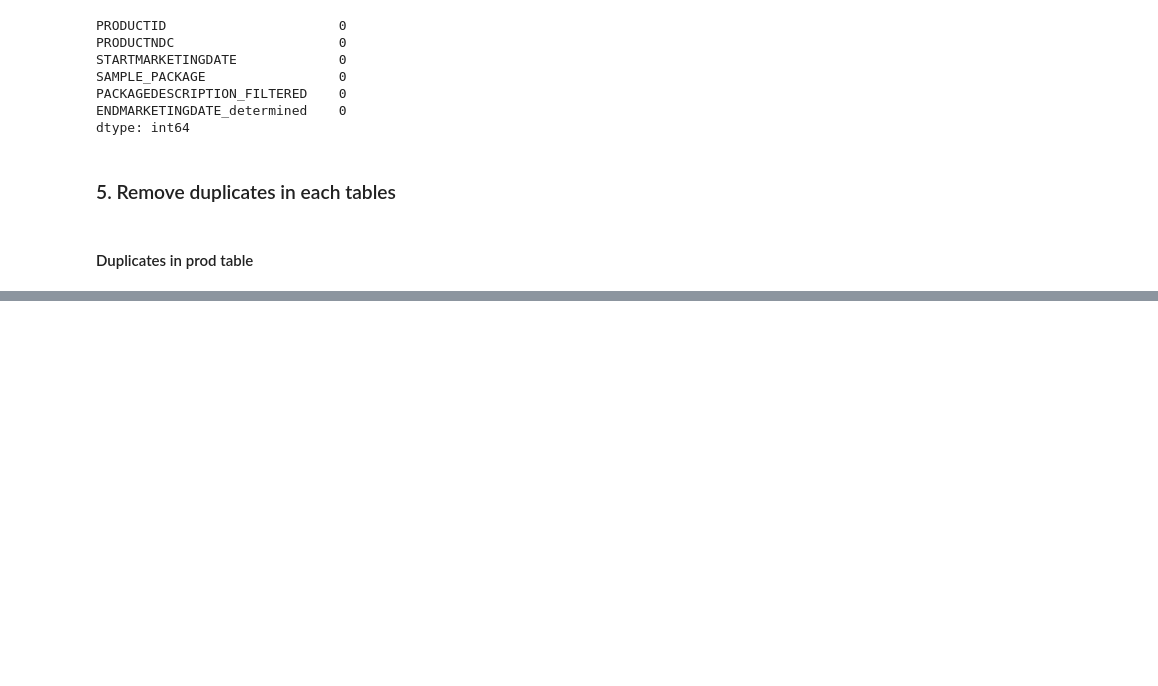
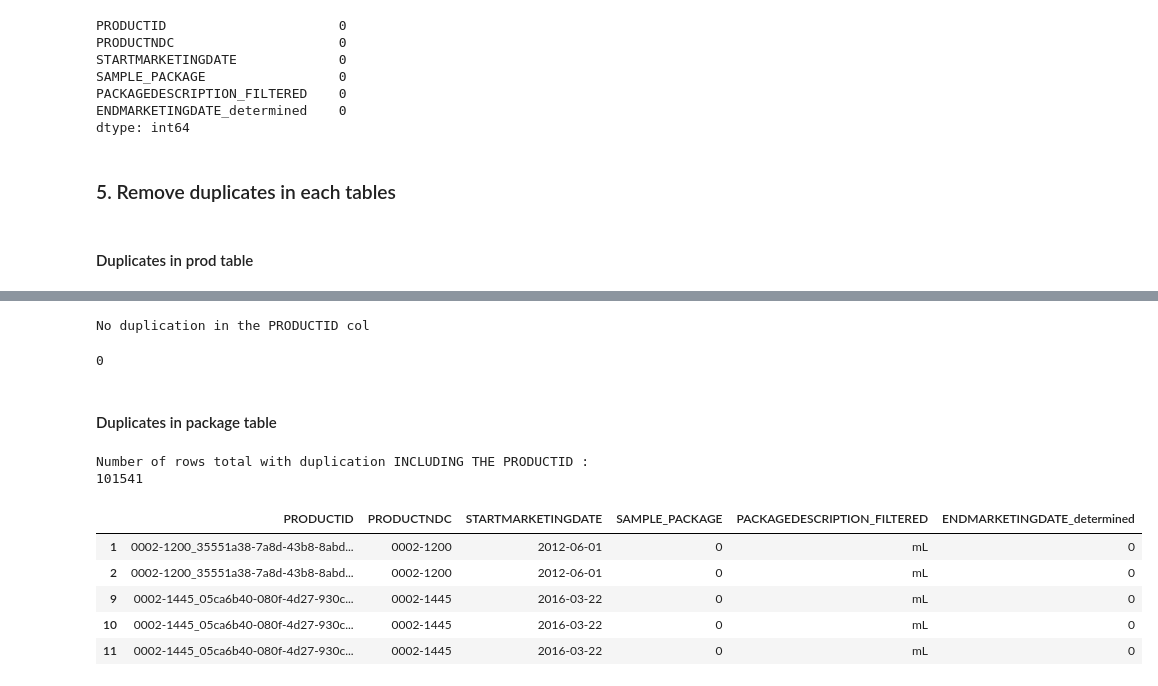
Before and after one commit to simlal/data-mining-assignments_bin710, a Jupyter notebook: dev2/tp2.ipynb, the cells around one changed output, grey strips where cells are left out. Saved outputs shown, nothing was run; the diff lists cells and outputs as text; code cells hidden in the pictures; blank space fills up the shorter version.

```diff
--- a/dev2/tp2.ipynb
+++ b/dev2/tp2.ipynb
@@ -1990,0 +2014,24 @@ dtype: int64
+# %%
+print("No duplication in the PRODUCTID col")
+prod["PRODUCTID"].duplicated(keep=False).sum()
+# %% [output]
+No duplication in the PRODUCTID col
+0
+# %% [markdown]
+#### Duplicates in package table
+# %%
+# Not considering the unique ID col
+print("Number of rows total with duplication INCLUDING THE PRODUCTID :")
+print(pack.duplicated(keep=False).sum())
+# %% [output]
+Number of rows total with duplication INCLUDING THE PRODUCTID :
+101541
+# %%
+pack[pack.duplicated(keep=False)].head()
+# %% [output]
+|  | PRODUCTID | PRODUCTNDC | STARTMARKETINGDATE | SAMPLE_PACKAGE | PACKAGEDESCRIPTION_FILTERED | ENDMARKETINGDATE_determined |
+| 1 | 0002-1200_35551a38-7a8d-43b8-8abd... | 0002-1200 | 2012-06-01 | 0 | mL | 0 |
+| 2 | 0002-1200_35551a38-7a8d-43b8-8abd... | 0002-1200 | 2012-06-01 | 0 | mL | 0 |
+| 9 | 0002-1445_05ca6b40-080f-4d27-930c... | 0002-1445 | 2016-03-22 | 0 | mL | 0 |
+| 10 | 0002-1445_05ca6b40-080f-4d27-930c... | 0002-1445 | 2016-03-22 | 0 | mL | 0 |
+| 11 | 0002-1445_05ca6b40-080f-4d27-930c... | 0002-1445 | 2016-03-22 | 0 | mL | 0 |
```
Also changed, not shown: parts of 27 cells of this notebook.
